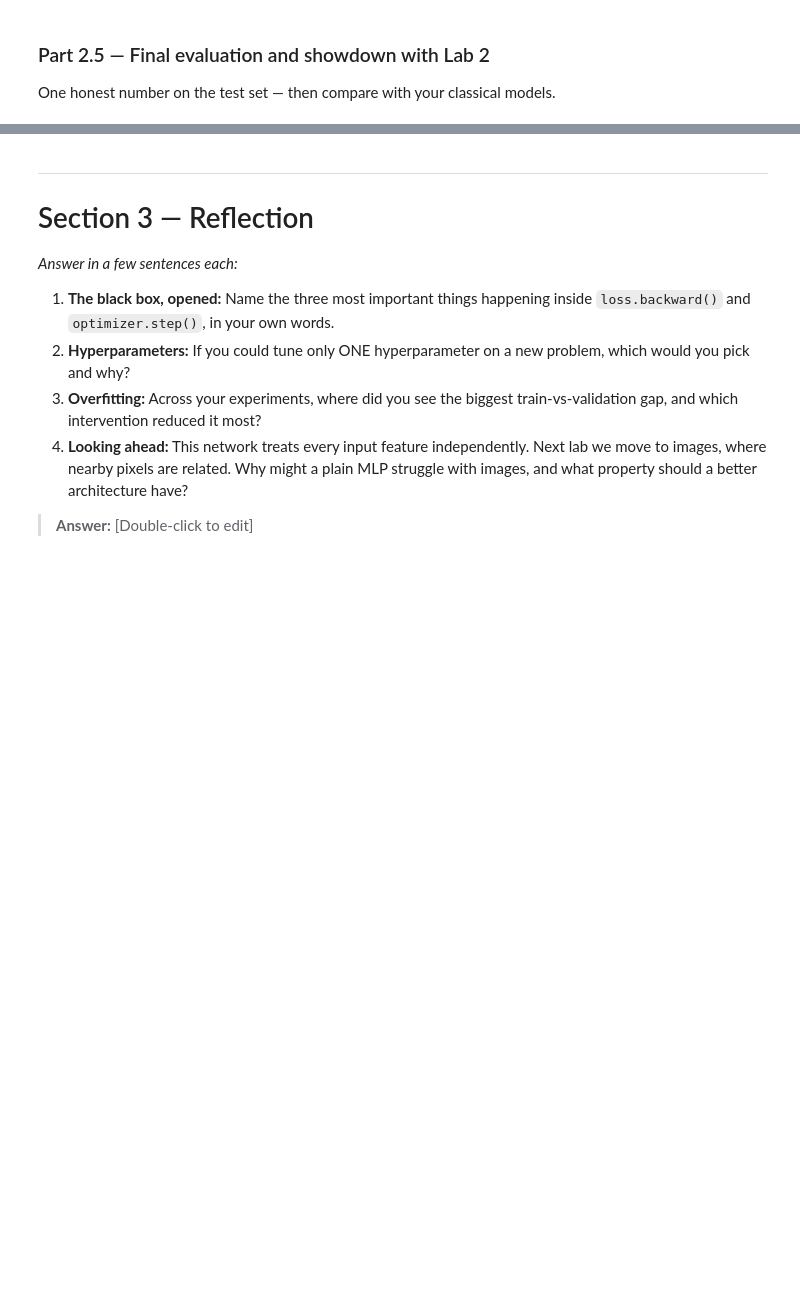
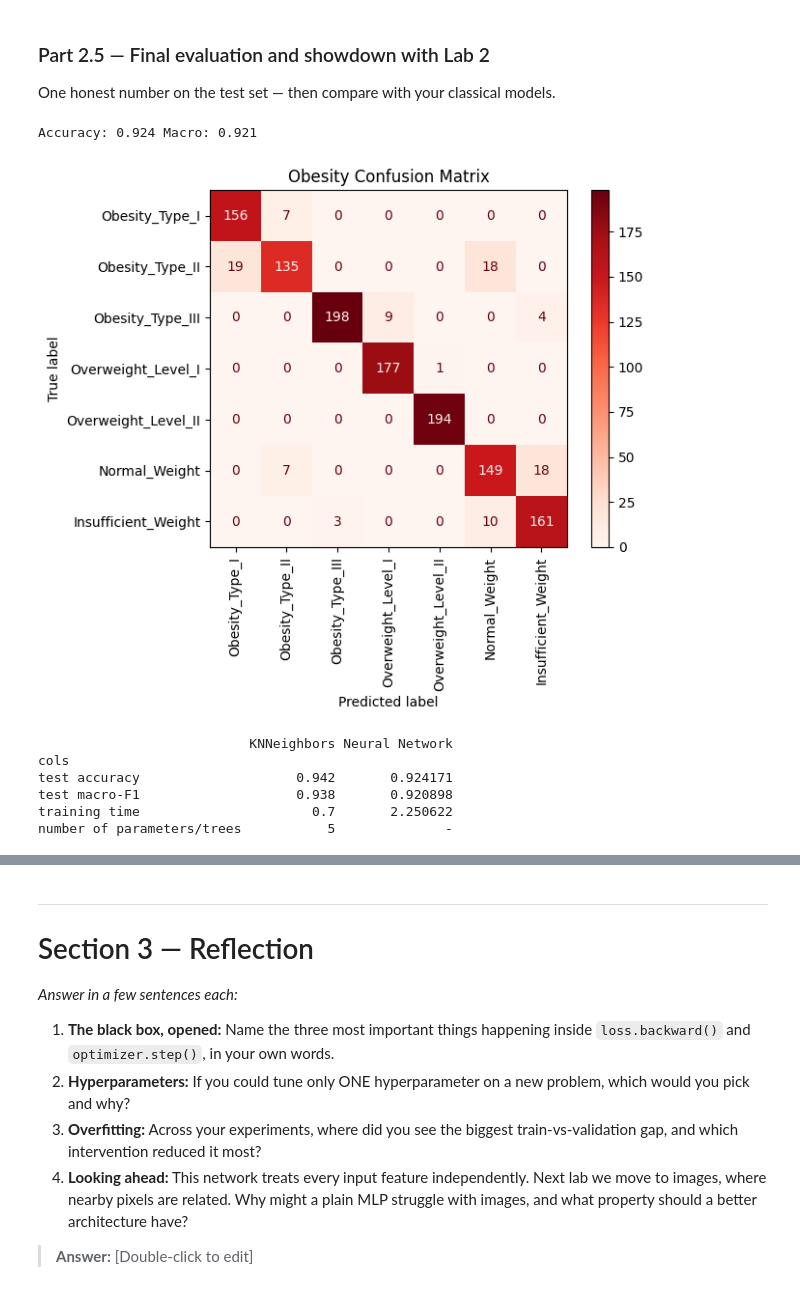
Before and after one commit to Ewurakua419/lab-3, a Jupyter notebook: Lab_3.ipynb, the cells around one changed output, grey strips where cells are left out. Drawn from its saved outputs; the diff is of its cells as text; code cells hidden in the pictures; blank space fills up the shorter version.

```diff
--- a/Lab_3.ipynb
+++ b/Lab_3.ipynb
@@ -658,14 +658,15 @@ torch.manual_seed(RANDOM_STATE)
 #   2. model.eval() + torch.no_grad(): compute loss AND accuracy on train and validation sets
 #   3. Append everything to history lists; print a one-line summary per epoch.
 best_val_accuracy=0
+from time import time
+start = time()
 
 
 epoch=50
 history = {"train_loss": [], "train_acc": [], "val_loss": [], "val_acc": []}
-#all_preds, all_labels = [], []
+
 for i in range(epoch):
     model.train()
-    #torch.no_grad()
     running_loss, correct, total = 0, 0, 0
 
     for xb, yb in train_loader:
@@ -719,6 +720,7 @@ for i in range(epoch):
 
 
 
+timetaken=(time()-start)
 # TODO: Save the best model (highest validation accuracy):
 #   torch.save(model.state_dict(), "ffn_best.pt")
 
@@ -895,18 +897,61 @@ sentences HOW dropout achieves this.*
 ### Part 2.5 — Final evaluation and showdown with Lab 2
 One honest number on the test set — then compare with your classical models.
 # %%
+from sklearn.metrics import accuracy_score, confusion_matrix, f1_score, classification_report
+from sklearn.metrics import ConfusionMatrixDisplay
 # TODO: Load your best configuration's weights; model.eval().
-
+model= FeedForwardNet(X_train_scaled.shape[1])
+model.load_state_dict(torch.load("ffn_best.pt"))
+model.eval()
 
 # TODO: Report test ACCURACY and MACRO-F1
 #   from sklearn.metrics import accuracy_score, f1_score, classification_report
+with torch.no_grad():
+    all_preds, all_labels = [], []
+    for xb, yb in test_loader:
+            xb=xb.to(DEVICE)
+            yb=yb.to(DEVICE)
+            logits = model.forward(xb)
+            loss = criterion(logits, yb)
+
+            preds = logits.argmax(1)
+            all_preds.append(preds.cpu())
+            all_labels.append(yb.cpu())
+preds = torch.cat(all_preds).numpy()
+yb = torch.cat(all_labels).numpy()
+test_acc=accuracy_score(yb,preds)
+test_macro=f1_score(yb,preds,average='macro')
+print(f"Accuracy: {round(test_acc,3)} Macro: {round(test_macro,3)}")
+
+
 
 # TODO: Confusion matrix for the test set with the 7 class names
 #   from sklearn.metrics import ConfusionMatrixDisplay
-
+cm = confusion_matrix(yb, preds)
+disp = ConfusionMatrixDisplay(confusion_matrix=cm, display_labels=['Obesity_Type_I','Obesity_Type_II', 'Obesity_Type_III','Overweight_Level_I','Overweight_Level_II','Normal_Weight','Insufficient_Weight' ])
+disp.plot(cmap='Reds',xticks_rotation=90,)
+plt.title('Obesity Confusion Matrix')
+plt.show()
 # TODO: Build a small comparison table (a pandas DataFrame is fine):
 #   rows = [your best Lab 2 classifier, this neural network]
 #   cols = [test accuracy, test macro-F1, training time, number of parameters/trees]
+data={
+      'cols': ["test accuracy", "test macro-F1", "training time", "number of parameters/trees"],
+      "KNNeighbors": [ "0.942", "0.938","0.7" ,"5"],
+      "Neural Network": [test_acc, test_macro, timetaken, "-"]
+}
+compare=pd.DataFrame(data=data)
+compare.set_index("cols", inplace=True)
+print(compare)
+# %% [output]
+Accuracy: 0.924 Macro: 0.921
+[figure, added]
+                           KNNeighbors Neural Network
+cols
+test accuracy                    0.942       0.924171
+test macro-F1                    0.938       0.920898
+training time                      0.7       2.250622
+number of parameters/trees           5              -
 # %% [markdown]
 **Student Reasoning — Final evaluation**
 *1. Which obesity levels does the network still confuse, and are they the same ones your
```
Also changed, not shown: parts of 2 cells of this notebook.
